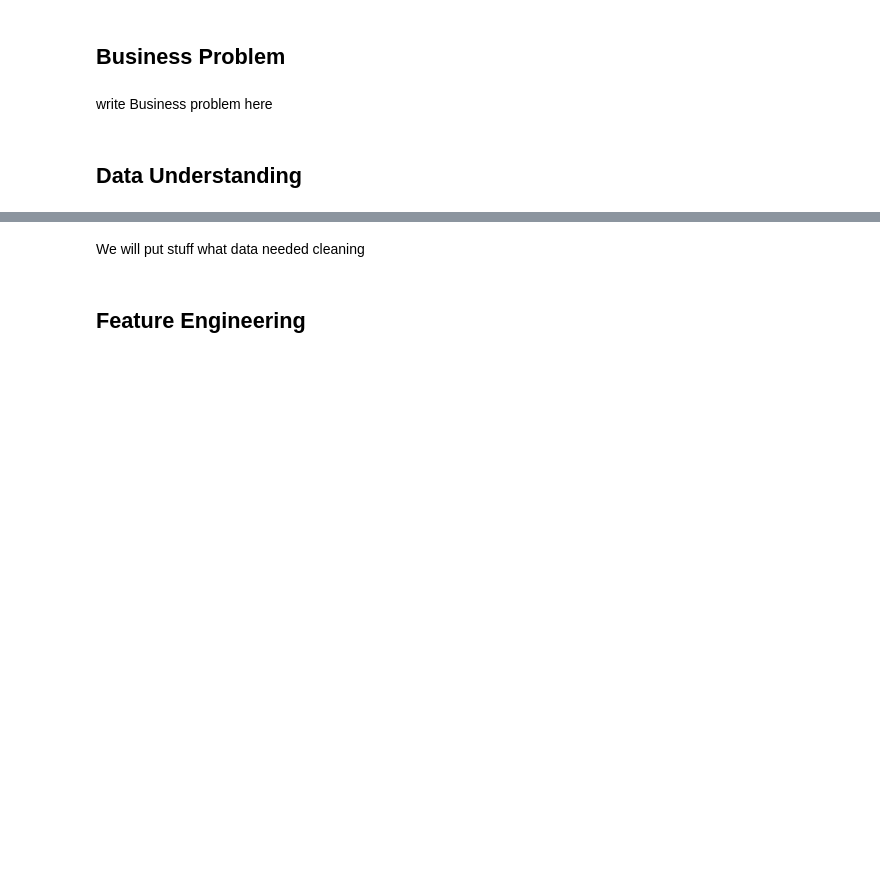
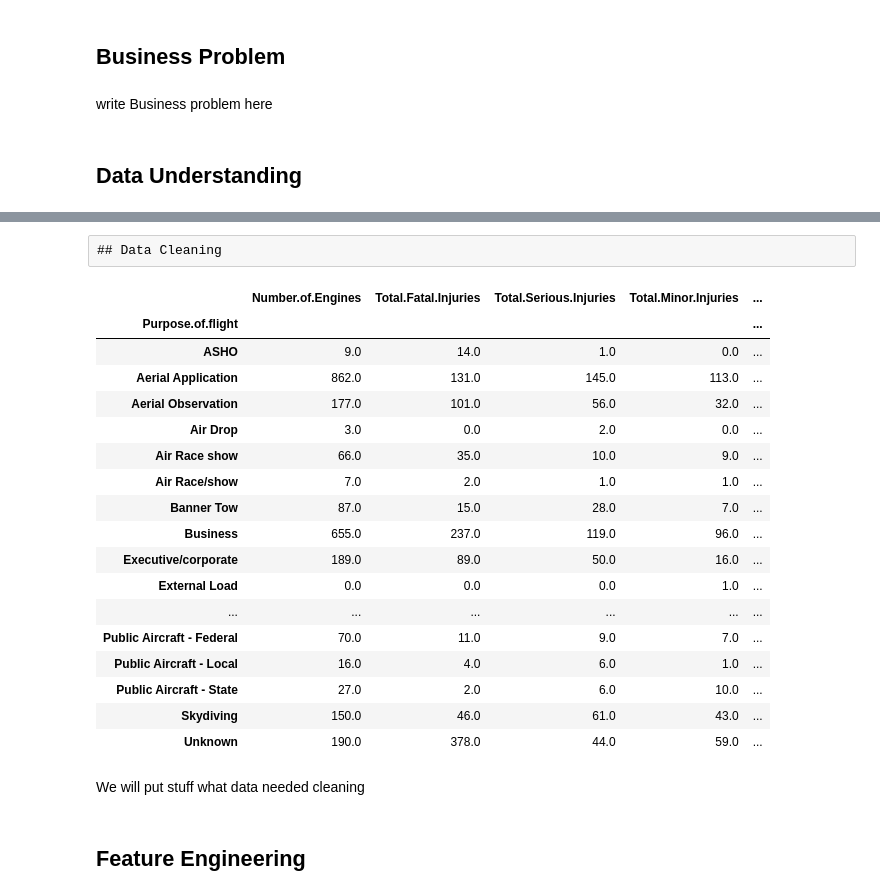
Before and after one commit to mcumiskey/Aviation-Risk-Analysis, a Jupyter notebook: aviation_base_analysis.ipynb, the cells around one changed output, grey strips where cells are left out. Saved outputs shown, nothing was run; the diff lists cells and outputs as text; code cells hidden in the pictures; blank space fills up the shorter version.

Commit message:
we began EDA process filtering by years and exploring injuries by make and model

```diff
--- a/aviation_base_analysis.ipynb
+++ b/aviation_base_analysis.ipynb
@@ -20,3 +20,4 @@ write Business problem here
 ## Data Understanding
 # %%
 #import and store data
+df = pd.read_csv('data/AviationData.csv', encoding='mac_roman', low_memory=False)
@@ -24,0 +65,2 @@ write Business problem here
+# %%
+df = df.loc[df['Aircraft.Category']=='Airplane']
@@ -24,0 +99,4 @@ write Business problem here
+# %%
+df['Year'] = df['Event.Date'].str[-4:]
+df['Year'] = df['Year'].astype(int)
+print(df['Year'])
@@ -24,0 +116,4 @@ write Business problem here
+# %%
+
+df = df.loc[df['Year']>=2001]
+df.describe
@@ -25,3 +196,26 @@ write Business problem here
+# %% [raw]
+## Data Cleaning
+# %%
+df.groupby('Purpose.of.flight').sum()
+# %% [output]
+|  | Number.of.Engines | Total.Fatal.Injuries | Total.Serious.Injuries | Total.Minor.Injuries | ... |
+| Purpose.of.flight |  |  |  |  | ... |
+| ASHO | 9.0 | 14.0 | 1.0 | 0.0 | ... |
+| Aerial Application | 862.0 | 131.0 | 145.0 | 113.0 | ... |
+| Aerial Observation | 177.0 | 101.0 | 56.0 | 32.0 | ... |
+| Air Drop | 3.0 | 0.0 | 2.0 | 0.0 | ... |
+| Air Race show | 66.0 | 35.0 | 10.0 | 9.0 | ... |
+| Air Race/show | 7.0 | 2.0 | 1.0 | 1.0 | ... |
+| Banner Tow | 87.0 | 15.0 | 28.0 | 7.0 | ... |
+| Business | 655.0 | 237.0 | 119.0 | 96.0 | ... |
+| Executive/corporate | 189.0 | 89.0 | 50.0 | 16.0 | ... |
+| External Load | 0.0 | 0.0 | 0.0 | 1.0 | ... |
+| ... | ... | ... | ... | ... | ... |
+| Public Aircraft - Federal | 70.0 | 11.0 | 9.0 | 7.0 | ... |
+| Public Aircraft - Local | 16.0 | 4.0 | 6.0 | 1.0 | ... |
+| Public Aircraft - State | 27.0 | 2.0 | 6.0 | 10.0 | ... |
+| Skydiving | 150.0 | 46.0 | 61.0 | 43.0 | ... |
+| Unknown | 190.0 | 378.0 | 44.0 | 59.0 | ... |
 # %% [markdown]
 We will put stuff what data needed cleaning
 # %%
```
Also changed, not shown: parts of 13 cells of this notebook, 1 other file.
